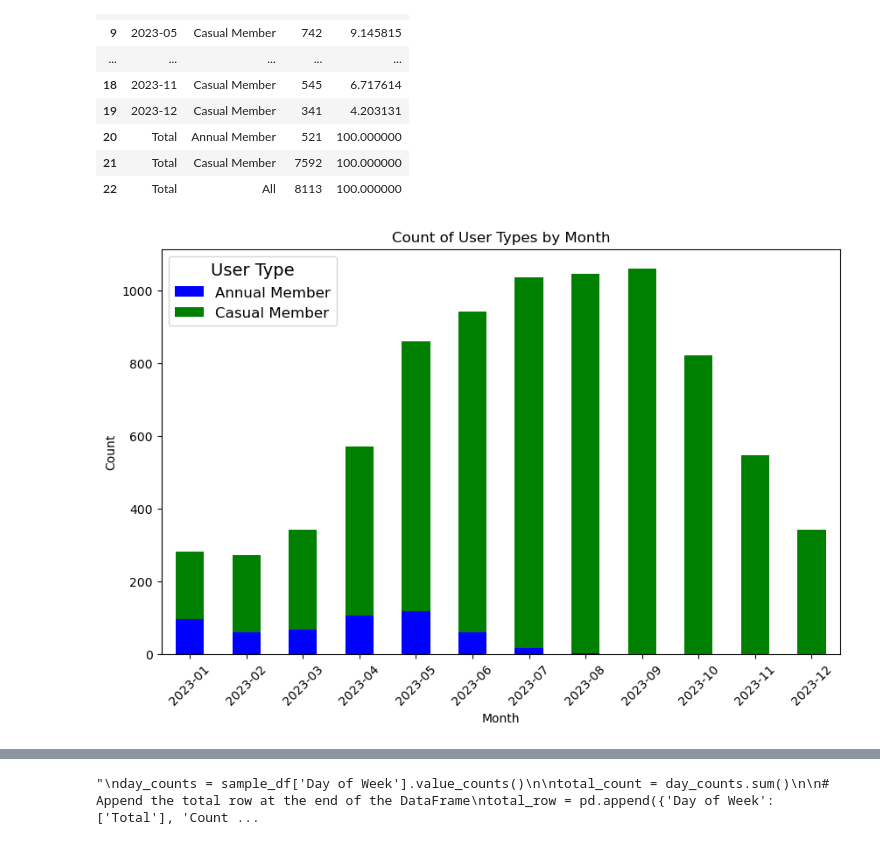
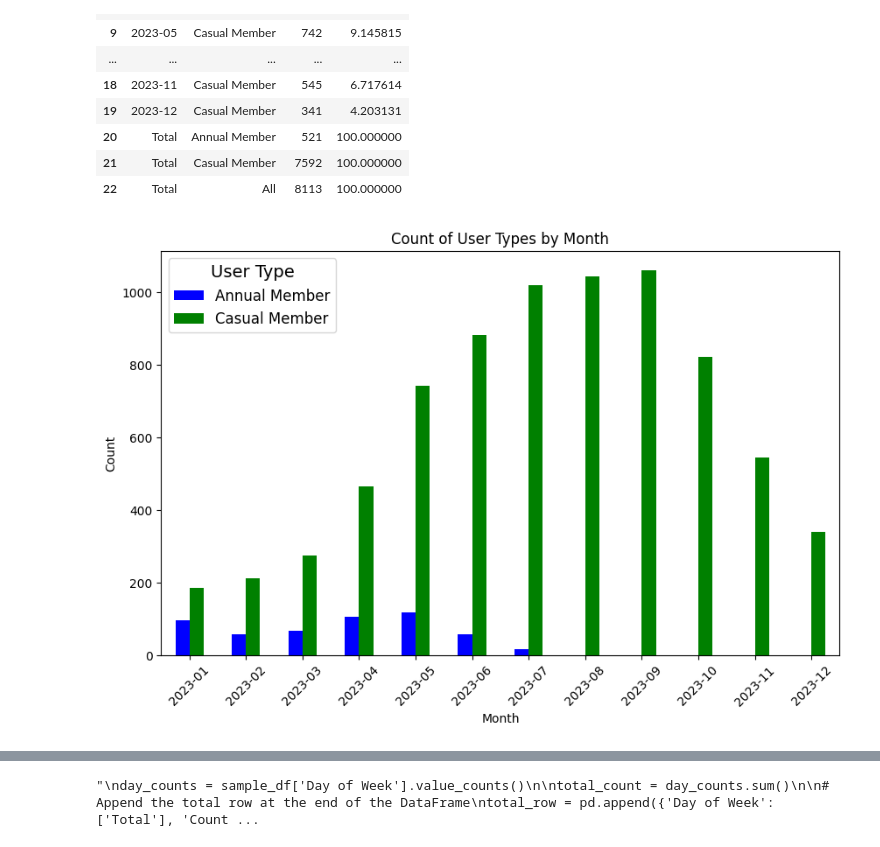
Before and after one commit to ConstCorrectness/toronto-bikeshare-2024, a Jupyter notebook: main.ipynb, the cells around one changed output, grey strips where cells are left out. Drawn from its saved outputs; the diff is of its cells as text; code cells hidden in the pictures.

Commit message:
graph hopper stuff

```diff
--- a/main.ipynb
+++ b/main.ipynb
@@ -472,30 +472,30 @@ display.display(final_table)
 # %%
 bar_chart_users = final_table.drop(columns='Percentage')  # Drop the 'Percentage' column if it exists
 
 # Filter out the 'Total' row
 bar_chart_users = bar_chart_users[bar_chart_users['Month'] != 'Total']
 
 # Pivot the table to have 'User Type' as columns
 bar_chart_users_pivot = bar_chart_users.pivot_table(index='Month', columns='User Type', values='Count', aggfunc='sum', fill_value=0)
 
 # Plot the bar chart with stacking enabled
-bar_chart = bar_chart_users_pivot.plot(kind='bar', stacked=True, figsize=(10, 6), color=['blue', 'green'])
+bar_chart = bar_chart_users_pivot.plot(kind='bar', stacked=False, figsize=(10, 6), color=['blue', 'green'])
 
 # Adding labels and title
 plt.title('Count of User Types by Month')
 plt.xlabel('Month')
 plt.ylabel('Count')
 plt.xticks(rotation=45)
 plt.legend(title='User Type', loc='upper left', labels=['Annual Member', 'Casual Member'], fontsize=12, title_fontsize=14)
 
 
 # Display the plot
 plt.show()
 
 fig = bar_chart.get_figure()
-fig.savefig('images/bar_chart.png')
+fig.savefig('images/fig1.png')
 # %% [output]
-[figure, old version]
+[figure, new version]
 # %%
 #•	Analyze daily and hourly ridership patterns to determine high-demand periods, especially during commute hours.
 
```
Also changed, not shown: parts of 8 cells of this notebook, 14 other files.
